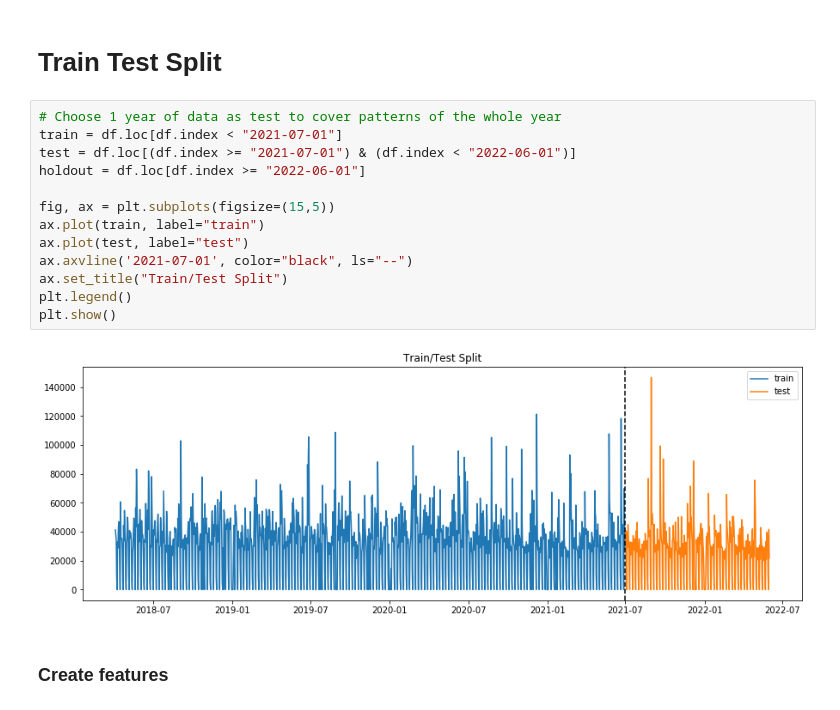
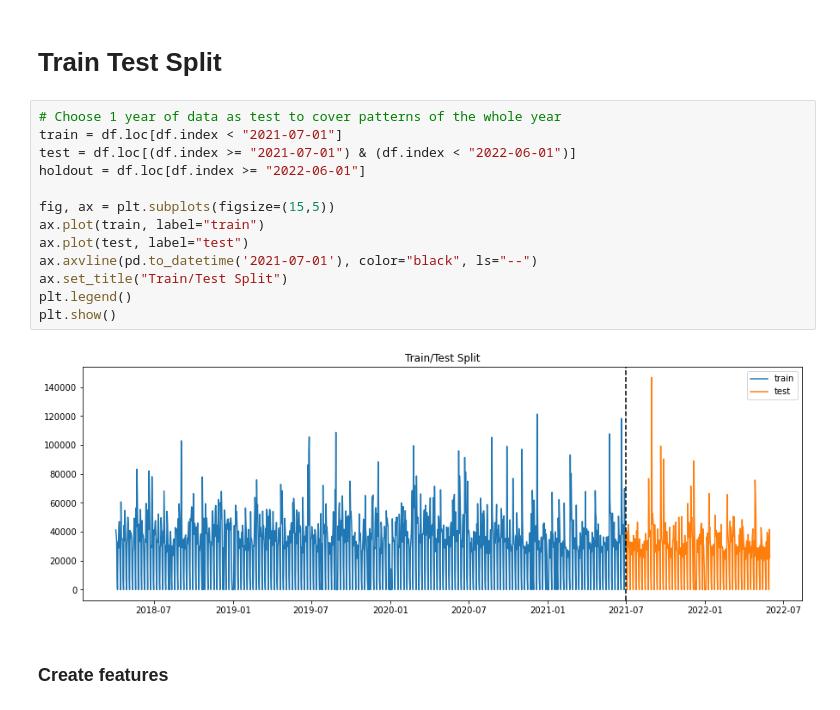
Before and after one commit to ininjame/pythonproj, a Jupyter notebook: data_analysis/forecast_sugiyama.ipynb, the cells around one changed output. Saved outputs shown, nothing was run; the diff lists cells and outputs as text.

```diff
--- a/data_analysis/forecast_sugiyama.ipynb
+++ b/data_analysis/forecast_sugiyama.ipynb
@@ -103,18 +103,18 @@ grouped.plot(figsize=(15,5))
 # %%
 # Choose 1 year of data as test to cover patterns of the whole year
 train = df.loc[df.index < "2021-07-01"]
 test = df.loc[(df.index >= "2021-07-01") & (df.index < "2022-06-01")]
 holdout = df.loc[df.index >= "2022-06-01"]
 
 fig, ax = plt.subplots(figsize=(15,5))
 ax.plot(train, label="train")
 ax.plot(test, label="test")
-ax.axvline('2021-07-01', color="black", ls="--")
+ax.axvline(pd.to_datetime('2021-07-01'), color="black", ls="--")
 ax.set_title("Train/Test Split")
 plt.legend()
 plt.show()
 # %% [output]
-[figure, old version]
+[figure, new version]
 # %% [markdown]
 ### Create features
 # %%
```
Also changed, not shown: parts of 10 cells of this notebook.
